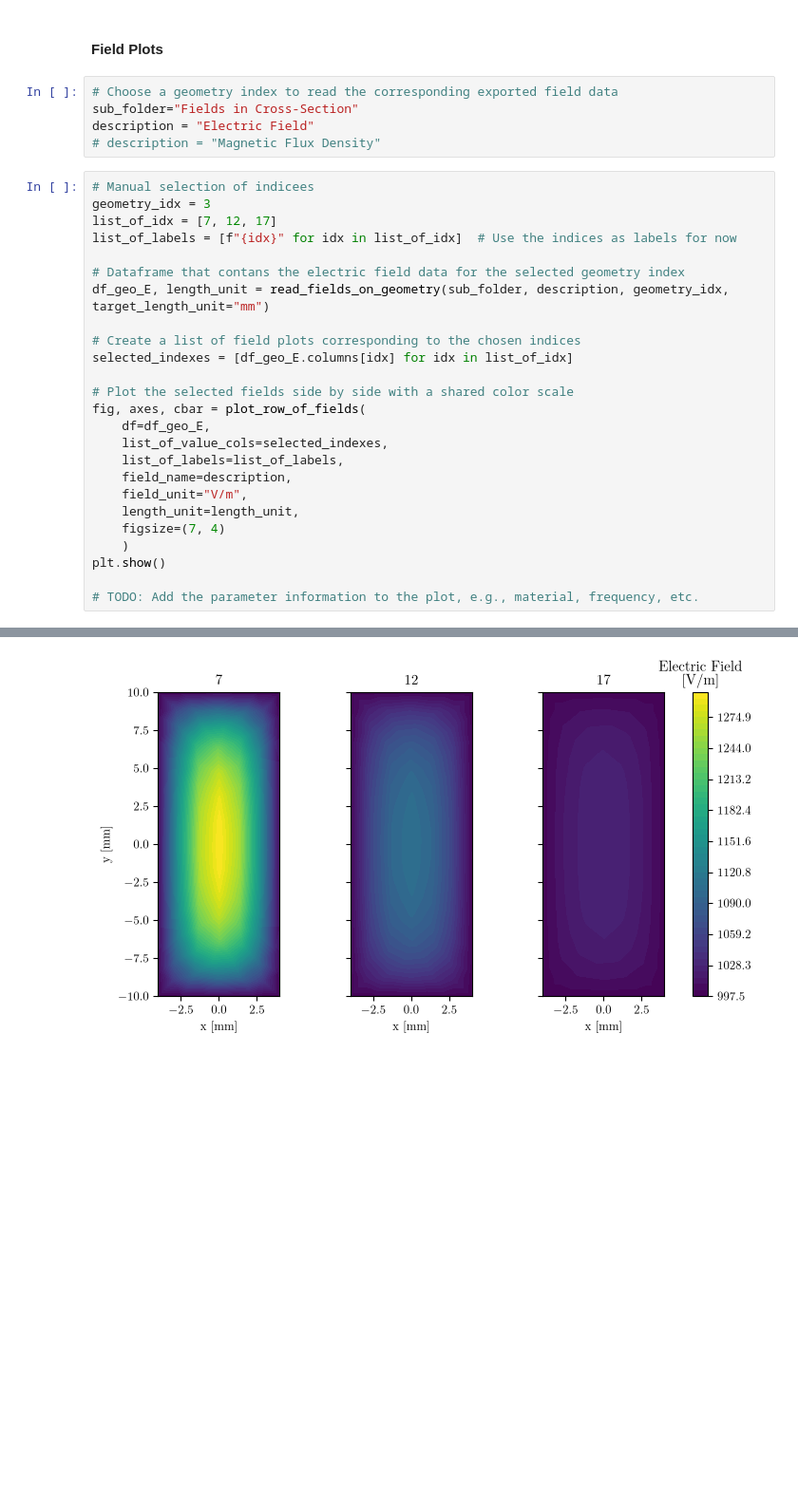
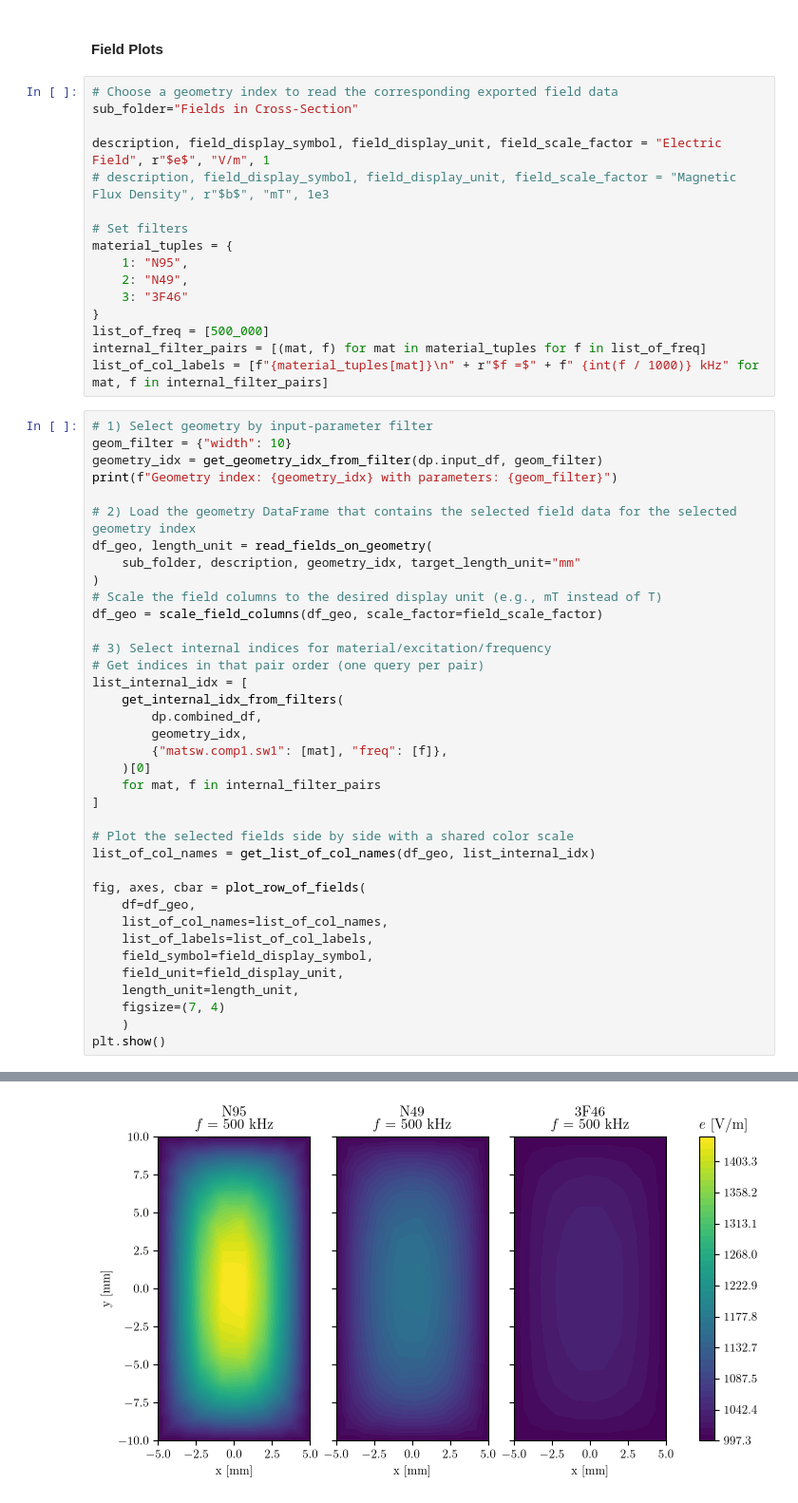
Before and after one commit to upb-lea/MPhSweepKit, a Jupyter notebook: examples/studies/ferrite_plate_capacitor/3_plots.ipynb, the cells around one changed output, grey strips where cells are left out. Shown at 95% size. Drawn from its saved outputs; the diff is of its cells as text; blank space fills up the shorter version.

Commit message:
add new example for toroid cross-section study and modified the plots.

```diff
--- a/examples/studies/ferrite_plate_capacitor/3_plots.ipynb
+++ b/examples/studies/ferrite_plate_capacitor/3_plots.ipynb
@@ -139,31 +189,54 @@ plt.show()
 # %%
 # Choose a geometry index to read the corresponding exported field data
 sub_folder="Fields in Cross-Section"
-description = "Electric Field"
-# description = "Magnetic Flux Density"
+
+description, field_display_symbol, field_display_unit, field_scale_factor = "Electric Field", r"$e$", "V/m", 1
+# description, field_display_symbol, field_display_unit, field_scale_factor = "Magnetic Flux Density", r"$b$", "mT", 1e3
+
+# Set filters
+material_tuples = {
+    1: "N95",
+    2: "N49",
+    3: "3F46"
+}
+list_of_freq = [500_000]
+internal_filter_pairs = [(mat, f) for mat in material_tuples for f in list_of_freq]
+list_of_col_labels = [f"{material_tuples[mat]}\n" + r"$f =$" + f" {int(f / 1000)} kHz" for mat, f in internal_filter_pairs]
 # %%
-# Manual selection of indicees
-geometry_idx = 3
-list_of_idx = [7, 12, 17]
-list_of_labels = [f"{idx}" for idx in list_of_idx]  # Use the indices as labels for now
+# 1) Select geometry by input-parameter filter
+geom_filter = {"width": 10}
+geometry_idx = get_geometry_idx_from_filter(dp.input_df, geom_filter)
+print(f"Geometry index: {geometry_idx} with parameters: {geom_filter}")
 
-# Dataframe that contans the electric field data for the selected geometry index
-df_geo_E, length_unit = read_fields_on_geometry(sub_folder, description, geometry_idx, target_length_unit="mm")
+# 2) Load the geometry DataFrame that contains the selected field data for the selected geometry index
+df_geo, length_unit = read_fields_on_geometry(
+    sub_folder, description, geometry_idx, target_length_unit="mm"
+)
+# Scale the field columns to the desired display unit (e.g., mT instead of T)
+df_geo = scale_field_columns(df_geo, scale_factor=field_scale_factor)
 
-# Create a list of field plots corresponding to the chosen indices
-selected_indexes = [df_geo_E.columns[idx] for idx in list_of_idx]
+# 3) Select internal indices for material/excitation/frequency
+# Get indices in that pair order (one query per pair)
+list_internal_idx = [
+    get_internal_idx_from_filters(
+        dp.combined_df,
+        geometry_idx,
+        {"matsw.comp1.sw1": [mat], "freq": [f]},
+    )[0]
+    for mat, f in internal_filter_pairs
+]
 
 # Plot the selected fields side by side with a shared color scale
+list_of_col_names = get_list_of_col_names(df_geo, list_internal_idx)
+
 fig, axes, cbar = plot_row_of_fields(
-    df=df_geo_E,
-    list_of_value_cols=selected_indexes,
-    list_of_labels=list_of_labels,
-    field_name=description,
-    field_unit="V/m",
+    df=df_geo,
+    list_of_col_names=list_of_col_names,
+    list_of_labels=list_of_col_labels,
+    field_symbol=field_display_symbol,
+    field_unit=field_display_unit,
     length_unit=length_unit,
     figsize=(7, 4)
     )
 plt.show()
-
-# TODO: Add the parameter information to the plot, e.g., material, frequency, etc.
 # %% [output]
@@ -170 +244 @@ plt.show()
-[figure, old version]
+[figure, new version]
```
Also changed, not shown: parts of 6 cells of this notebook, 19 other files.
